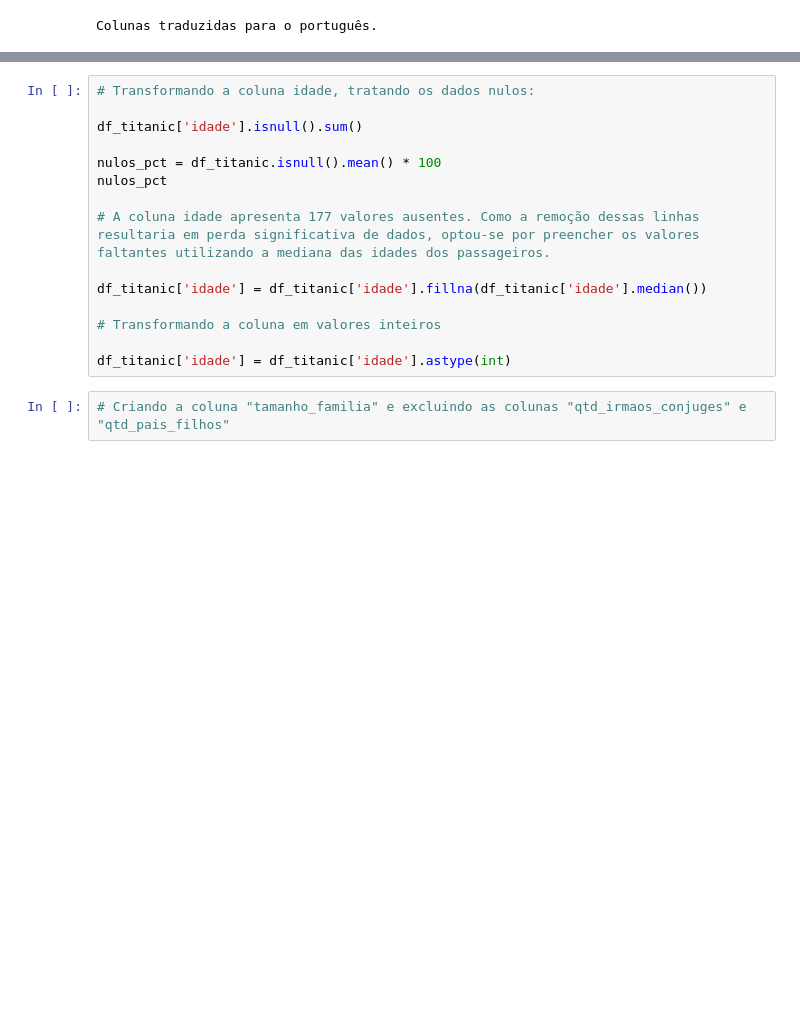
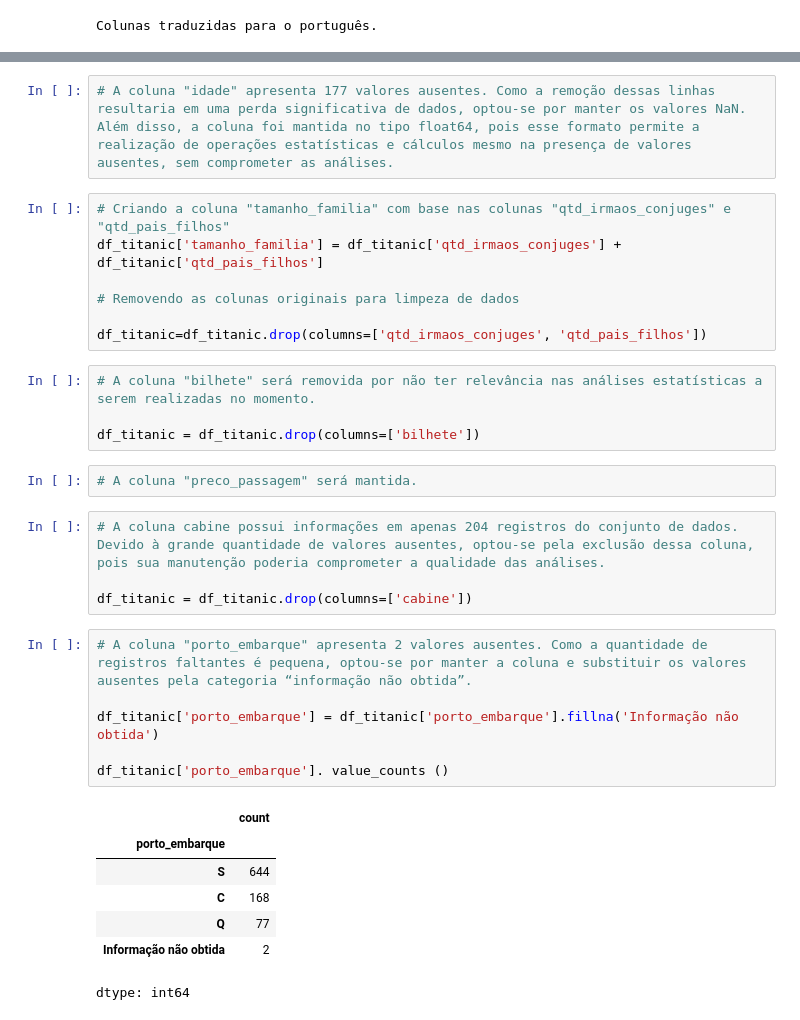
Before and after one commit to tainabh/analise_titanic, a Jupyter notebook: analise_titanic.ipynb, the cells around one changed output, grey strips where cells are left out. Saved outputs shown, nothing was run; the diff lists cells and outputs as text; blank space fills up the shorter version.

Commit message:
Ajuste no tratamento da coluna idade e conclusão da etapa de limpeza e preparação dos dados.

```diff
--- a/analise_titanic.ipynb
+++ b/analise_titanic.ipynb
@@ -163,17 +171,33 @@ df_titanic.head()
-# %%
-# Transformando a coluna idade, tratando os dados nulos:
-
-df_titanic['idade'].isnull().sum()
-
-nulos_pct = df_titanic.isnull().mean() * 100
-nulos_pct
-
-# A coluna idade apresenta 177 valores ausentes. Como a remoção dessas linhas resultaria em perda significativa de dados, optou-se por preencher os valores faltantes utilizando a mediana das idades dos passageiros.
-
-df_titanic['idade'] = df_titanic['idade'].fillna(df_titanic['idade'].median())
-
-# Transformando a coluna em valores inteiros
-
-df_titanic['idade'] = df_titanic['idade'].astype(int)
-# %%
-# Criando a coluna "tamanho_familia" e excluindo as colunas "qtd_irmaos_conjuges" e	"qtd_pais_filhos"
+# %%
+# A coluna "idade" apresenta 177 valores ausentes. Como a remoção dessas linhas resultaria em uma perda significativa de dados, optou-se por manter os valores NaN. Além disso, a coluna foi mantida no tipo float64, pois esse formato permite a realização de operações estatísticas e cálculos mesmo na presença de valores ausentes, sem comprometer as análises.
+# %%
+# Criando a coluna "tamanho_familia" com base nas colunas "qtd_irmaos_conjuges" e "qtd_pais_filhos"
+df_titanic['tamanho_familia'] = df_titanic['qtd_irmaos_conjuges'] + df_titanic['qtd_pais_filhos']
+
+# Removendo as colunas originais para limpeza de dados
+
+df_titanic=df_titanic.drop(columns=['qtd_irmaos_conjuges', 'qtd_pais_filhos'])
+# %%
+# A coluna "bilhete" será removida por não ter relevância nas análises estatísticas a serem realizadas no momento.
+
+df_titanic = df_titanic.drop(columns=['bilhete'])
+# %%
+# A coluna "preco_passagem" será mantida.
+# %%
+# A coluna cabine possui informações em apenas 204 registros do conjunto de dados. Devido à grande quantidade de valores ausentes, optou-se pela exclusão dessa coluna, pois sua manutenção poderia comprometer a qualidade das análises.
+
+df_titanic = df_titanic.drop(columns=['cabine'])
+# %%
+# A coluna "porto_embarque" apresenta 2 valores ausentes. Como a quantidade de registros faltantes é pequena, optou-se por manter a coluna e substituir os valores ausentes pela categoria “informação não obtida”.
+
+df_titanic['porto_embarque'] = df_titanic['porto_embarque'].fillna('Informação não obtida')
+
+df_titanic['porto_embarque']. value_counts ()
+# %% [output]
+|  | count |
+| porto_embarque |  |
+| S | 644 |
+| C | 168 |
+| Q | 77 |
+| Informação não obtida | 2 |
+dtype: int64
```
Also changed, not shown: parts of 8 cells of this notebook.
